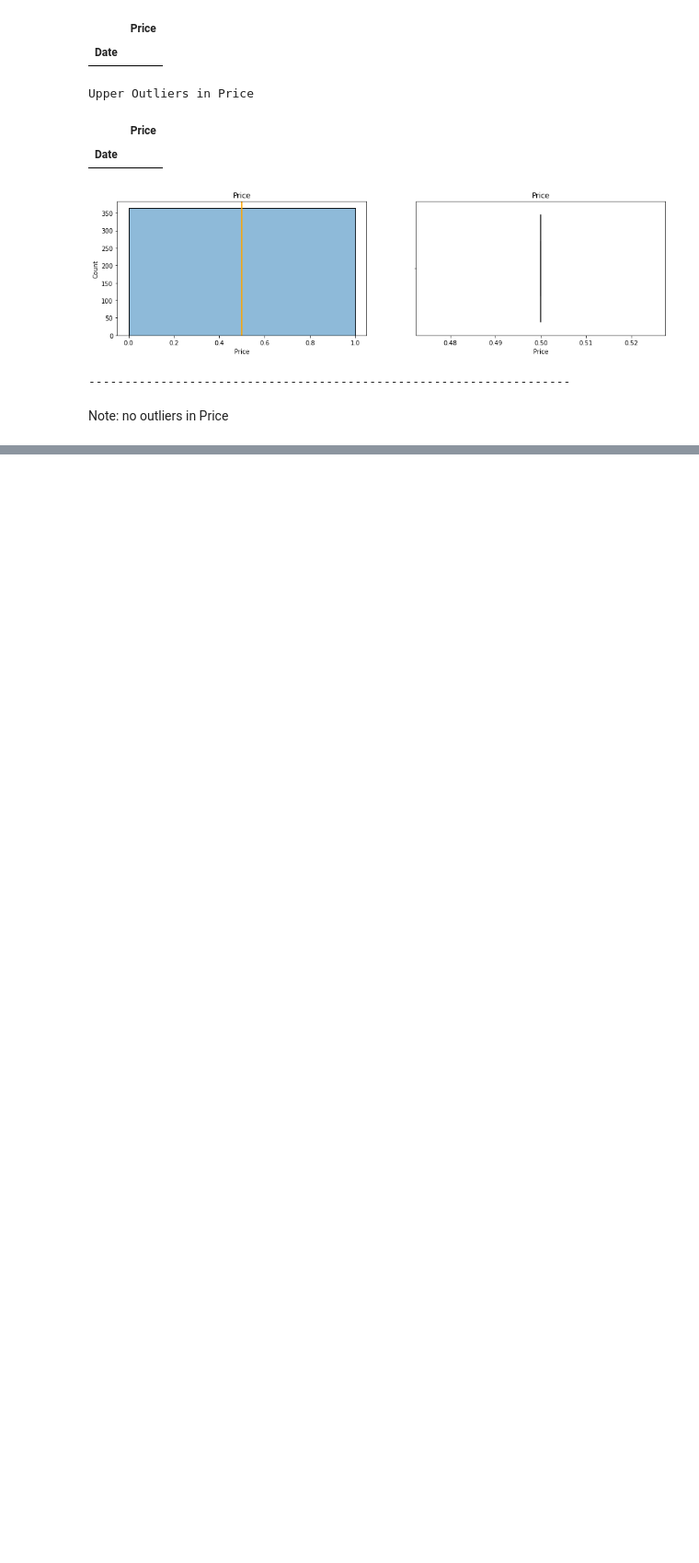
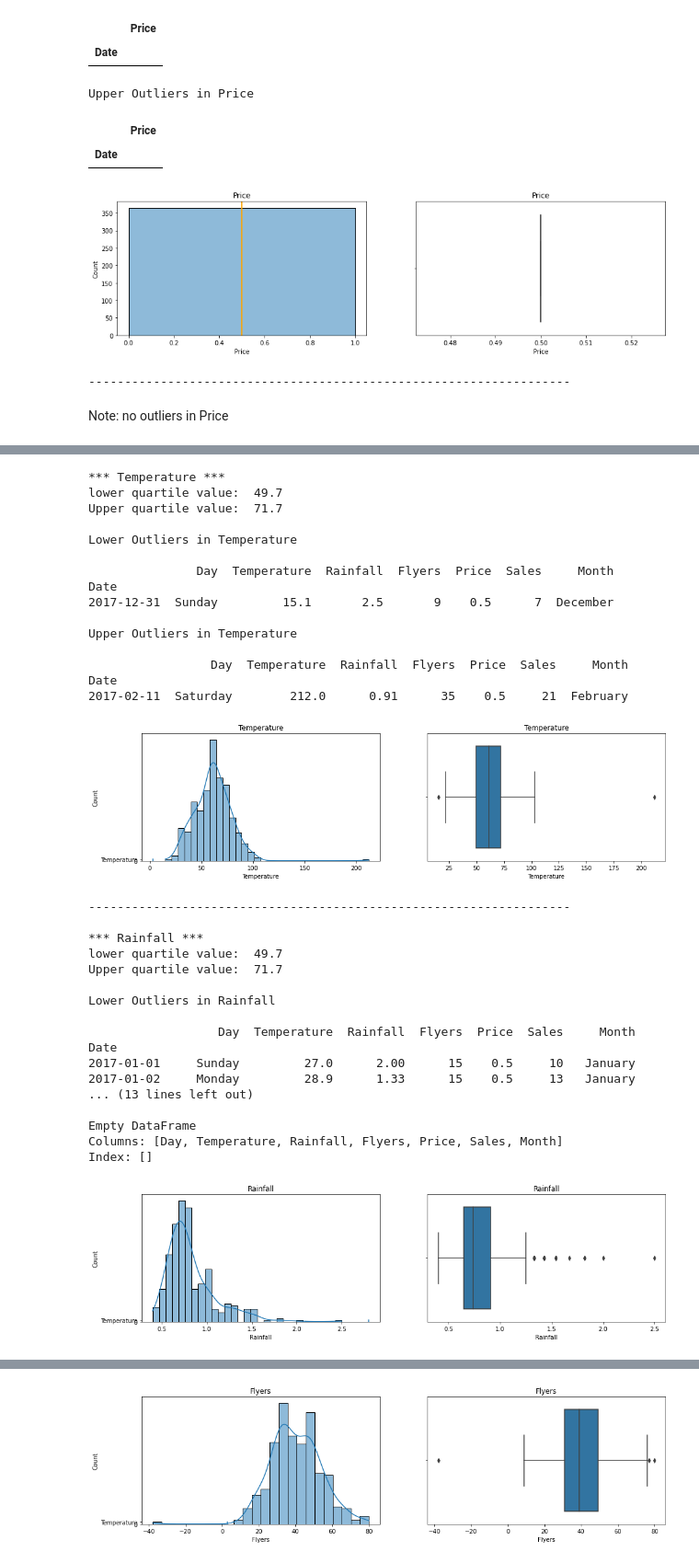
Before and after one commit to Olivert75/anomaly-detection-exercises, a Jupyter notebook: continuous_probabilistic_methods.ipynb, the cells around one changed output, grey strips where cells are left out. Shown at 92% size. Saved outputs shown, nothing was run; the diff lists cells and outputs as text; code cells hidden in the pictures; blank space fills up the shorter version.

```diff
--- a/continuous_probabilistic_methods.ipynb
+++ b/continuous_probabilistic_methods.ipynb
@@ -257,0 +319,77 @@ Note: no outliers in Price
+# %%
+def get_lower_and_upper_bounds2(df, k = 1.5):
+    for col in df.columns:
+        if np.issubdtype(df[col].dtype, np.number):
+            # get the Q1 and Q3 values
+            q1 = df.Temperature.quantile(0.25)
+            q3 = df.Temperature.quantile(0.75)
+            # Find the Inner Quartile Range
+            iqr = q3 - q1
+            # Find the Upper Bound
+            q_upper = q3 + (k * iqr)
+            # Find the Lower Bound
+            q_lower = q1 - (k * iqr)
+            outliers_lower = df[(df[col] < q_lower)]
+            outliers_upper = df[(df[col] > q_upper)]
+            print ('***', col, '***')
+            print ('lower quartile value: ', q1)
+            print ('Upper quartile value: ', q3)
+            print(' ')
+            print(f'Lower Outliers in {col}')
+            print('')
+            print(outliers_lower)
+            print('')
+            print(f'Upper Outliers in {col}')
+            print('')
+            print(outliers_upper)
+            print('')
+            plt.figure(figsize=(16,4))
+            plt.subplot(1, 2, 1)
+            sns.histplot(data = df, x = col, kde=True)
+            plt.plot([2.8, 2.8], [0, max(df)])
+            plt.title(col)
+#             plt.plot([q_lower, q_lower], [0, df[col].median()], color = 'orange')
+#             plt.plot([q_upper, q_upper], [0, df[col].median()], color = 'orange')
+            plt.subplot(1, 2, 2)
+            sns.boxplot(x=col, data=df)
+            plt.title(col)
+            plt.show()
+            print('-------------------------------------------------------------------')
+            print('')
+# %%
+get_lower_and_upper_bounds2(df)
+# %% [output]
+*** Temperature ***
+lower quartile value:  49.7
+Upper quartile value:  71.7
+
+Lower Outliers in Temperature
+
+               Day  Temperature  Rainfall  Flyers  Price  Sales     Month
+Date
+2017-12-31  Sunday         15.1       2.5       9    0.5      7  December
+
+Upper Outliers in Temperature
+
+                 Day  Temperature  Rainfall  Flyers  Price  Sales     Month
+Date
+2017-02-11  Saturday        212.0      0.91      35    0.5     21  February
+[figure, added]
+-------------------------------------------------------------------
+
+*** Rainfall ***
+lower quartile value:  49.7
+Upper quartile value:  71.7
+
+Lower Outliers in Rainfall
+
+                  Day  Temperature  Rainfall  Flyers  Price  Sales     Month
+Date
+2017-01-01     Sunday         27.0      2.00      15    0.5     10   January
+2017-01-02     Monday         28.9      1.33      15    0.5     13   January
+... (13 lines left out)
+
+Empty DataFrame
+Columns: [Day, Temperature, Rainfall, Flyers, Price, Sales, Month]
+Index: []
+[figure, added]
@@ -257,0 +413 @@ Note: no outliers in Price
+[figure, added]
```
Also changed, not shown: parts of 32 cells of this notebook.
